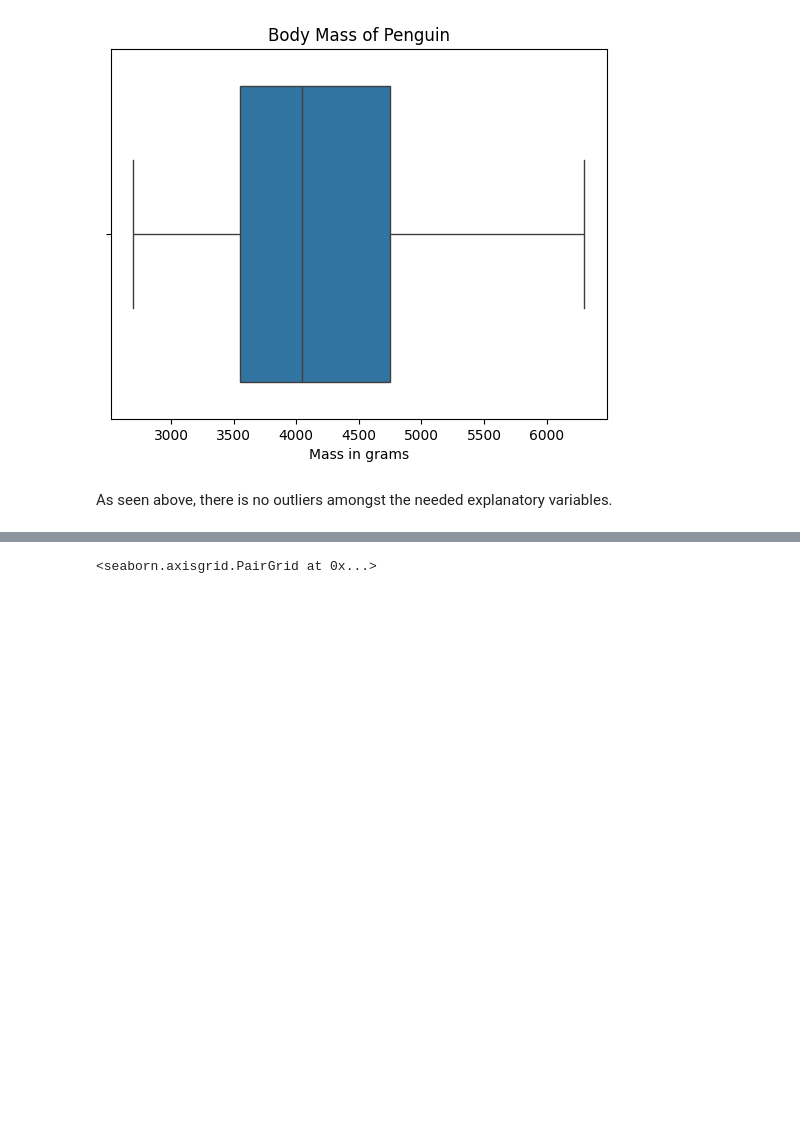
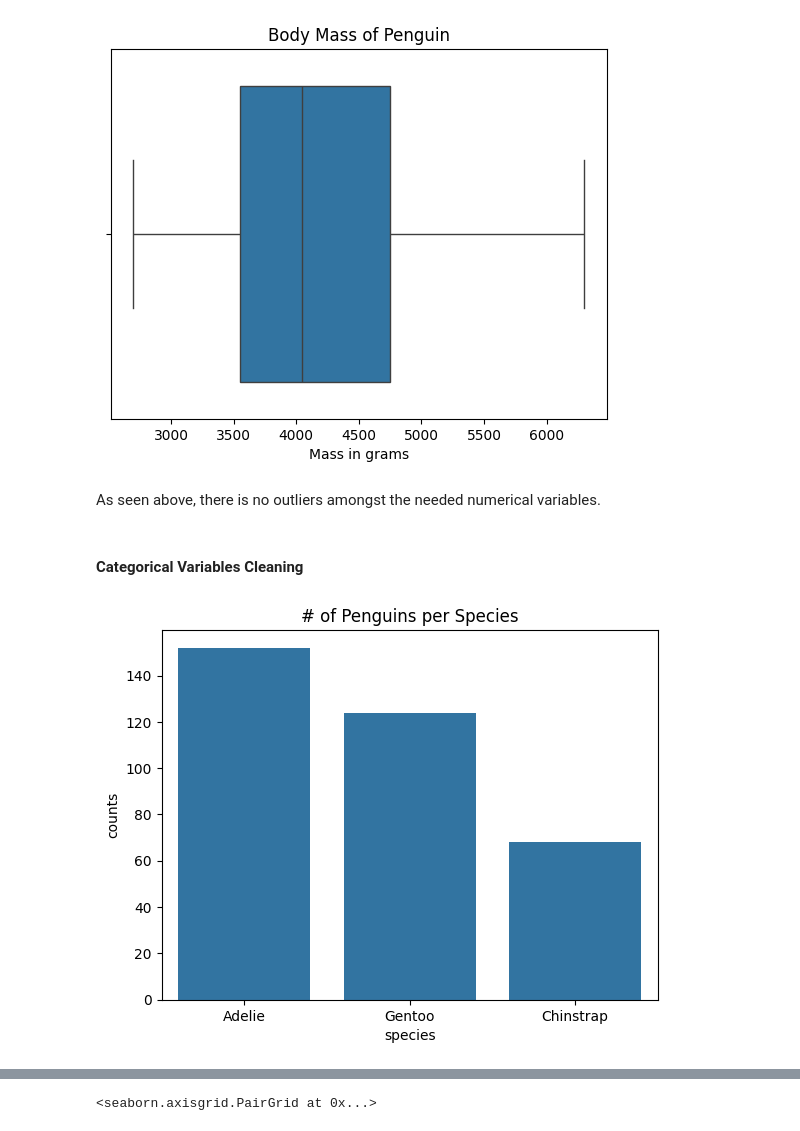
Before and after one commit to tiffanyle1302/PalmersPenguinAnalysis, a Jupyter notebook: Penguin.ipynb, the cells around one changed output, grey strips where cells are left out. Drawn from its saved outputs; the diff is of its cells as text; code cells hidden in the pictures; blank space fills up the shorter version.

Commit message:
Finalized Data Cleaning, now starting ML

```diff
--- a/Penguin.ipynb
+++ b/Penguin.ipynb
@@ -107,4 +107,14 @@ plt.show()
 # %% [output]
 [figure]
 # %% [markdown]
-As seen above, there is no outliers amongst the needed explanatory variables.
+As seen above, there is no outliers amongst the needed numerical variables.
+# %% [markdown]
+#### Categorical Variables Cleaning
+# %%
+species_count = penguins["species"].value_counts()
+sns.barplot(x = species_count.index, y = species_count)
+plt.ylabel("counts")
+plt.title("# of Penguins per Species")
+plt.show()
+# %% [output]
+[figure, added]
```
Also changed, not shown: parts of 11 cells of this notebook.
